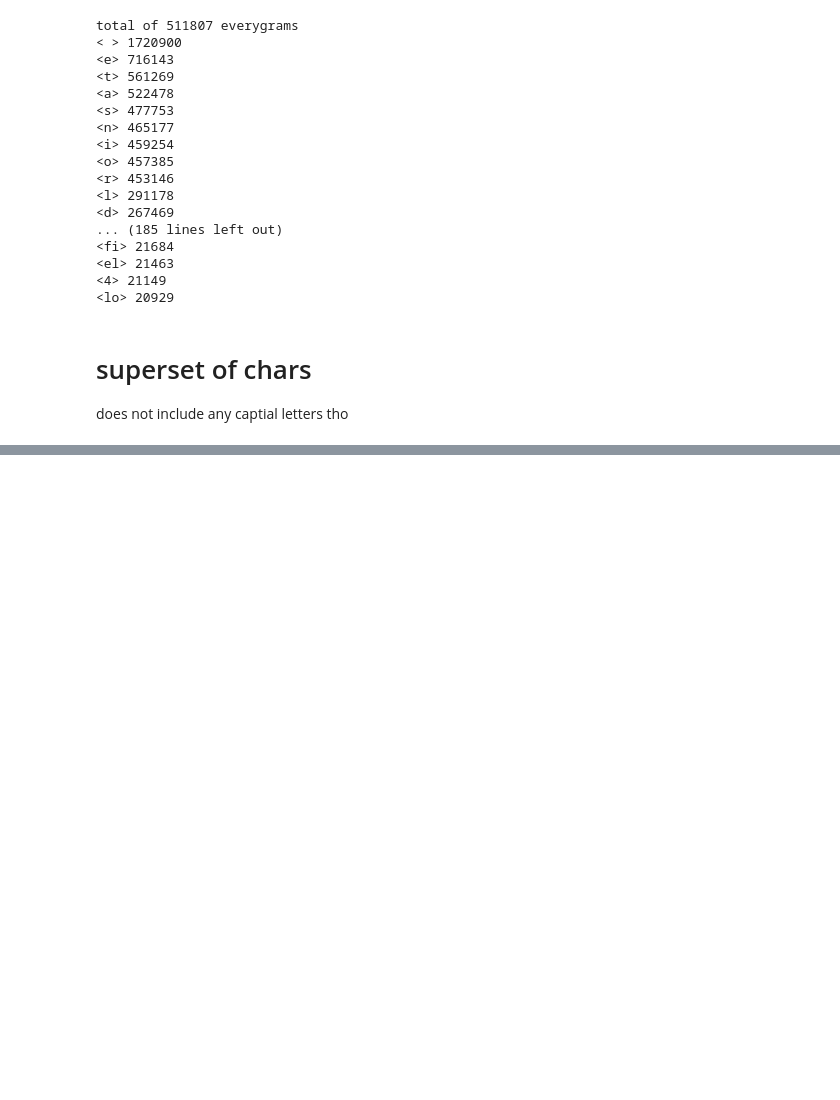
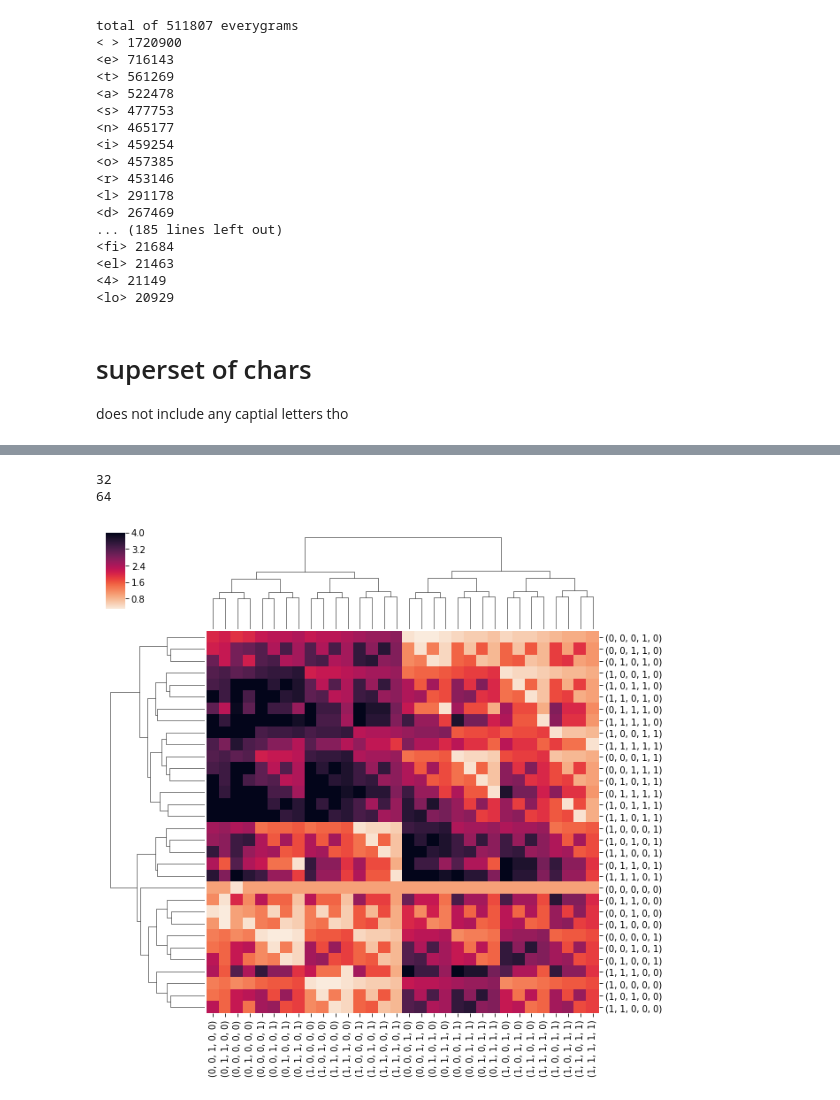
Before and after one commit to crypdick/dickbit, a Jupyter notebook: notebooks/0.1-rbd-ngram_analysis.ipynb, the cells around one changed output, grey strips where cells are left out. Saved outputs shown, nothing was run; the diff lists cells and outputs as text; code cells hidden in the pictures; blank space fills up the shorter version.

Commit message:
cluster transitions

```diff
--- a/notebooks/0.1-rbd-ngram_analysis.ipynb
+++ b/notebooks/0.1-rbd-ngram_analysis.ipynb
@@ -174,0 +184,3 @@ print(sorted(missing))
+# %%
+possible_keys = list(itertools.product([0, 1], repeat=5))
+possible_keys
@@ -174,0 +205,12 @@ print(sorted(missing))
+# %%
+empty = (0, 0, 0, 0, 0)
+possible_two_hands = []
+for pos in possible_keys:
+    possible_two_hands.append([pos, empty])
+    possible_two_hands.append([empty, pos])
+
+print(len(possible_keys))
+print(len(possible_two_hands))
+# %% [output]
+32
+64
@@ -174,0 +251,8 @@ print(sorted(missing))
+# %%
+distance_matrix = np.empty((len(possible_keys), len(possible_keys)))
+distance_matrix = pd.DataFrame(distance_matrix, columns=possible_keys, index=possible_keys)
+for i, val1 in enumerate(possible_keys):
+    for j, val2 in enumerate(possible_keys):
+        distance = difficulty_onehand(val1, val2)
+        #print(distance)
+        distance_matrix.iloc[j, i] = distance
@@ -174,0 +261,9 @@ print(sorted(missing))
+# %%
+import seaborn as sns
+
+g = sns.clustermap(distance_matrix, vmax=4, cmap=sns.cm.rocket_r)#, z_score=0)
+# print(points)
+#print(g.dendrogram_row.reordered_ind)
+#g.data2d
+# %% [output]
+[figure, added]
```
Also changed, not shown: parts of 24 cells of this notebook.
